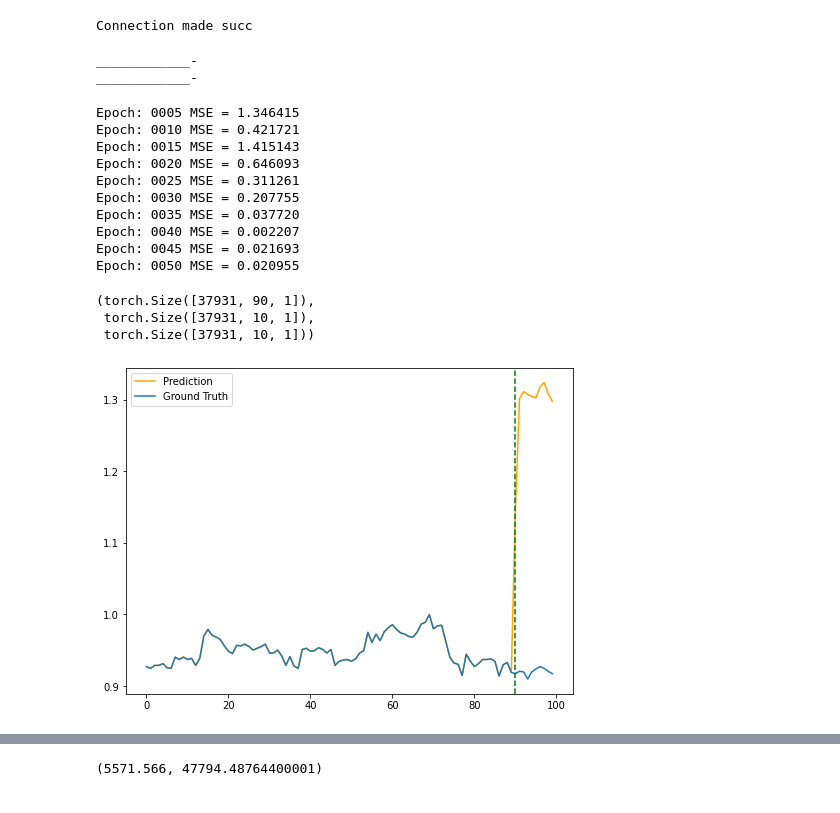
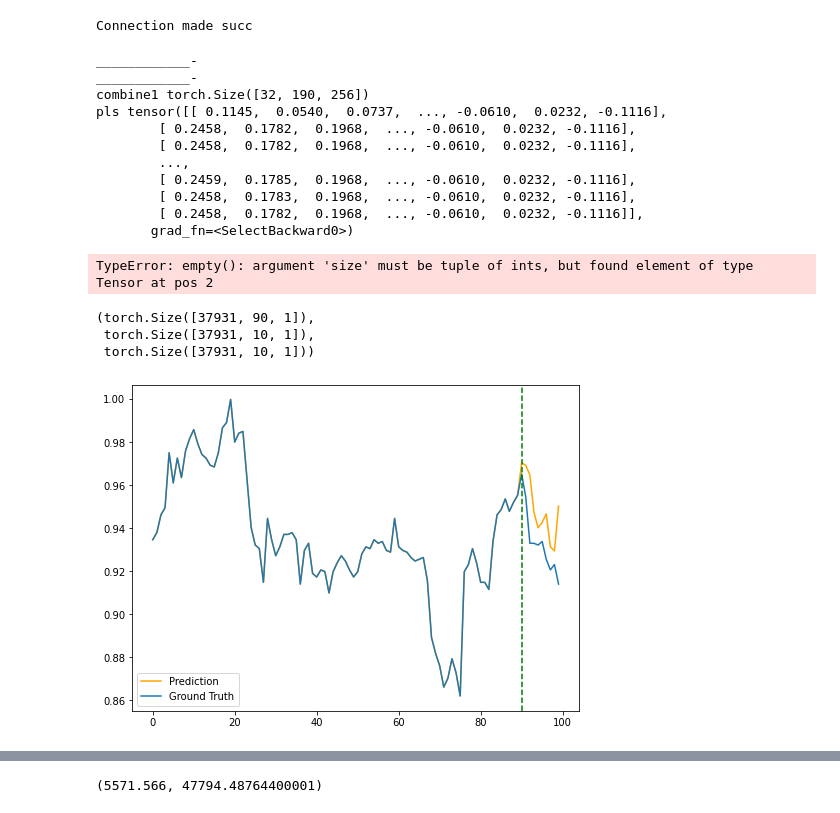
Before and after one commit to Biksbois/BiksStonks, a Jupyter notebook: Forcasting_Models/LSTM/Seq2Seq(Attention).ipynb, the cells around one changed output, grey strips where cells are left out. Cells and saved outputs as stored; diff of their text form; code cells hidden in the pictures.

```diff
--- a/Forcasting_Models/LSTM/Seq2Seq(Attention).ipynb
+++ b/Forcasting_Models/LSTM/Seq2Seq(Attention).ipynb
@@ -238,10 +217,10 @@ if __name__ == '__main__':
     n_step = 90 # number of cells(= number of Step)
     n_hidden = 128 # number of hidden units in one cell
     n_class = 1
-    PointSize = 100
+    PointSize = 200
     closingData = np.array(getBigData())
     closingData = (closingData - closingData.mean()) / closingData.std()
-    Output_size = 20
+    Output_size = 10
     train = [d[:PointSize-Output_size] for d in closingData]
     target = [d[PointSize-Output_size:] for d in closingData]
     dataset_iter = iter(zip(train, target))
@@ -289,16 +268,16 @@ if __name__ == '__main__':
 Connection made succ
 ____________-
 ____________-
+combine1 torch.Size([32, 190, 256])
+pls tensor([[ 0.1145,  0.0540,  0.0737,  ..., -0.0610,  0.0232, -0.1116],
+        [ 0.2458,  0.1782,  0.1968,  ..., -0.0610,  0.0232, -0.1116],
+        [ 0.2458,  0.1782,  0.1968,  ..., -0.0610,  0.0232, -0.1116],
+        ...,
+        [ 0.2459,  0.1785,  0.1968,  ..., -0.0610,  0.0232, -0.1116],
+        [ 0.2458,  0.1783,  0.1968,  ..., -0.0610,  0.0232, -0.1116],
+        [ 0.2458,  0.1782,  0.1968,  ..., -0.0610,  0.0232, -0.1116]],
+       grad_fn=<SelectBackward0>)
-Epoch: 0005 MSE = 1.346415
-Epoch: 0010 MSE = 0.421721
-Epoch: 0015 MSE = 1.415143
-Epoch: 0020 MSE = 0.646093
-Epoch: 0025 MSE = 0.311261
-Epoch: 0030 MSE = 0.207755
-Epoch: 0035 MSE = 0.037720
-Epoch: 0040 MSE = 0.002207
-Epoch: 0045 MSE = 0.021693
-Epoch: 0050 MSE = 0.020955
+TypeError: empty(): argument 'size' must be tuple of ints, but found element of type Tensor at pos 2
 # %%
 input_batch.shape, output_batch.shape, target_batch.shape
 # %% [output]
@@ -306,25 +285,25 @@ input_batch.shape, output_batch.shape, target_batch.shape
  torch.Size([37931, 10, 1]),
  torch.Size([37931, 10, 1]))
 # %%
-idx = 850
+idx = 900
 
 # plot graph
 y_ground = np.concatenate((input_batch[idx].reshape(-1), target_batch[idx].reshape(-1)), 0)
 model.eval()
 hidden = torch.zeros(num_layers, 1, n_hidden)
 y_pred = model(input_batch[idx].unsqueeze(0), hidden, input_batch[idx].unsqueeze(0))[0].detach().numpy().reshape(-1)
 y_pred = np.concatenate((input_batch[idx].reshape(-1), y_pred), 0)
 
 # plot graph
 fig, ax = plt.subplots(1, 1, figsize=(8, 6))
 ax.plot(y_pred, label='Prediction', c="orange")
 ax.plot(y_ground, label='Ground Truth')
 # plt add v line at 50
-ax.axvline(90, color='green', linestyle='--')
+ax.axvline(PointSize-Output_size, color='green', linestyle='--')
 ax.legend()
 plt.show()
 # %% [output]
-[figure, old version]
+[figure, new version]
 # %%
 closingData = GetSingleStockDF()[1][:1000].values
 # re scale data
```
Also changed, not shown: parts of 3 cells of this notebook.
